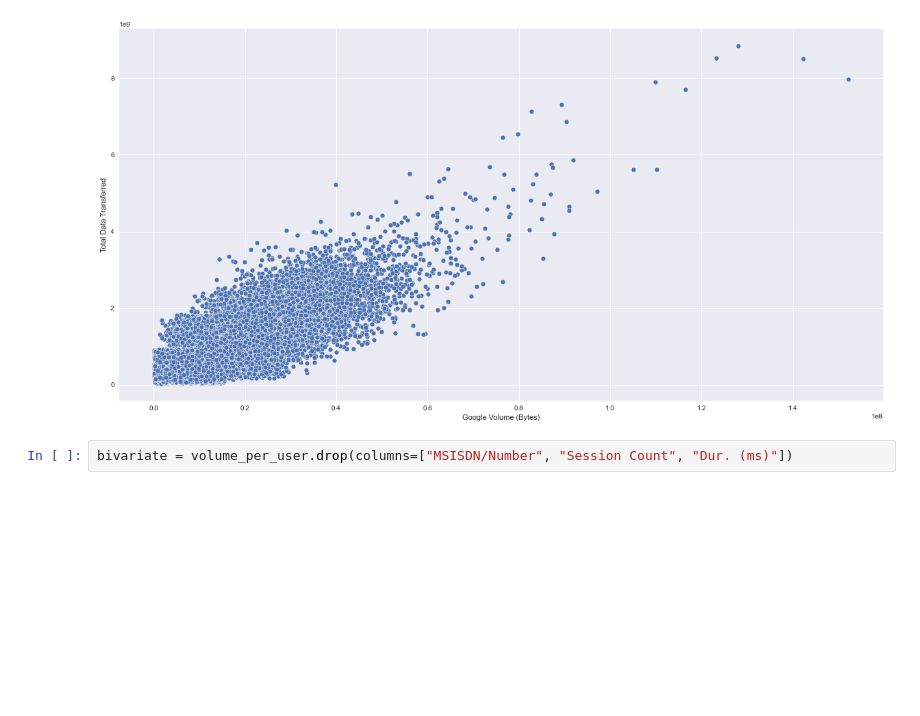
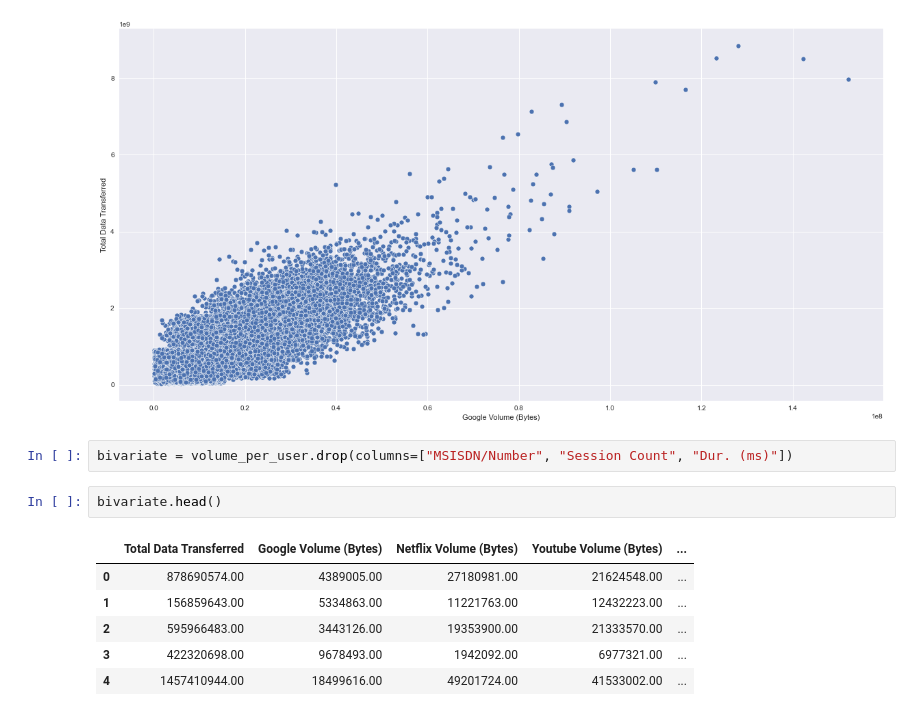
Before and after one commit to nahomfix/TellCo-Analysis, a Jupyter notebook: notebooks/eda.ipynb, the cells around one changed output. Cells and saved outputs as stored; diff of their text form; blank space fills up the shorter version.

```diff
--- a/notebooks/eda.ipynb
+++ b/notebooks/eda.ipynb
@@ -511,3 +511,12 @@ ax = sns.scatterplot(x= volume_per_user["Google Volume (Bytes)"], y= volume_per_
 [figure]
 # %%
 bivariate = volume_per_user.drop(columns=["MSISDN/Number", "Session Count", "Dur. (ms)"])
+# %%
+bivariate.head()
+# %% [output]
+|  | Total Data Transferred | Google Volume (Bytes) | Netflix Volume (Bytes) | Youtube Volume (Bytes) | ... |
+| 0 | 878690574.00 | 4389005.00 | 27180981.00 | 21624548.00 | ... |
+| 1 | 156859643.00 | 5334863.00 | 11221763.00 | 12432223.00 | ... |
+| 2 | 595966483.00 | 3443126.00 | 19353900.00 | 21333570.00 | ... |
+| 3 | 422320698.00 | 9678493.00 | 1942092.00 | 6977321.00 | ... |
+| 4 | 1457410944.00 | 18499616.00 | 49201724.00 | 41533002.00 | ... |
```
Also changed, not shown: parts of 9 cells of this notebook.
